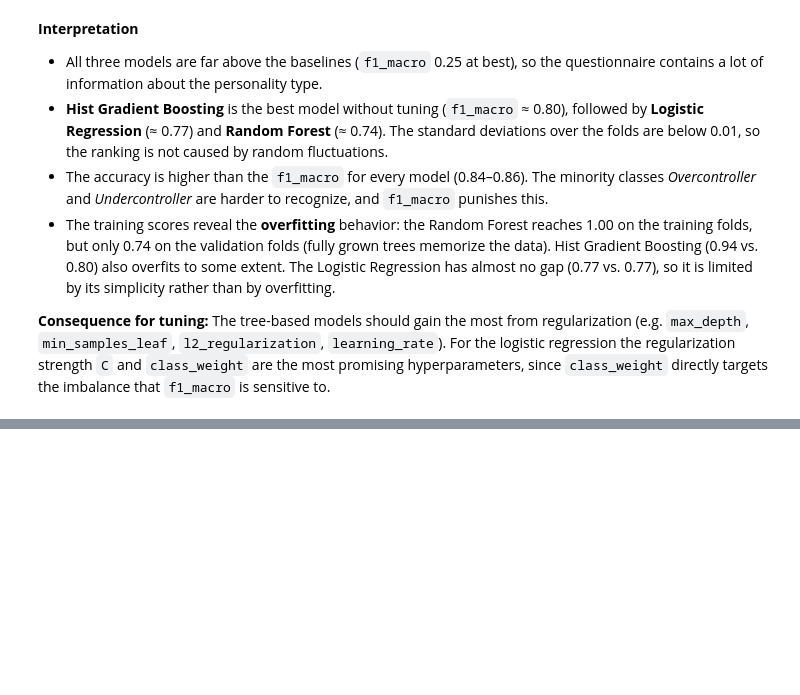
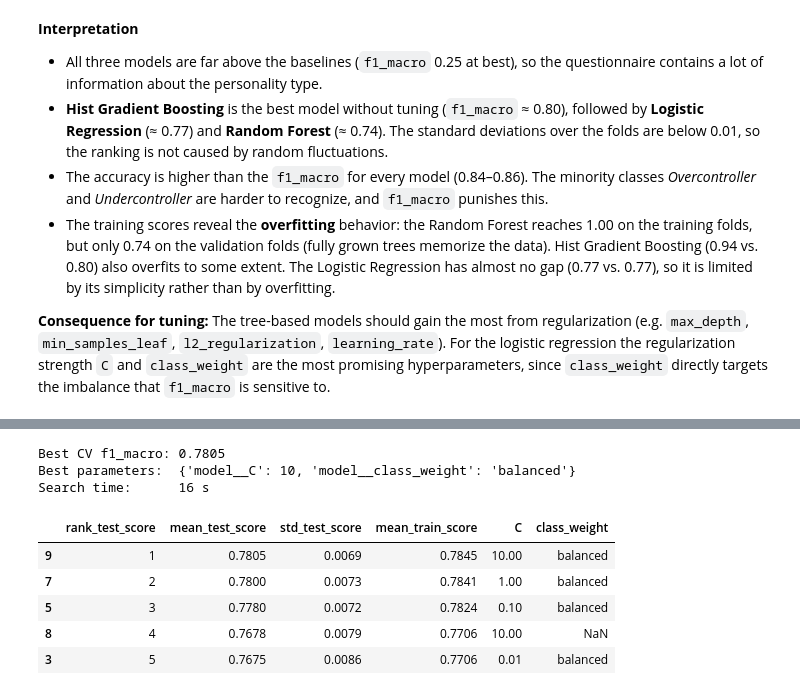
Before and after one commit to marc-matull/personality-predictor, a Jupyter notebook: notebooks/02_modeling.ipynb, the cells around one changed output, grey strips where cells are left out. Cells and saved outputs as stored; diff of their text form; code cells hidden in the pictures; blank space fills up the shorter version.

Commit message:
feat(tuning): tune logistic regression

```diff
--- a/notebooks/02_modeling.ipynb
+++ b/notebooks/02_modeling.ipynb
@@ -329,0 +389,34 @@ hyperparameters, since `class_weight` directly targets the imbalance that
+# %%
+lr_search = GridSearchCV(
+    estimator=make_pipeline(
+        LogisticRegression(max_iter=1000, random_state=config.RANDOM_STATE)
+    ),
+    param_grid={
+        "model__C": [0.001, 0.01, 0.1, 1, 10],
+        "model__class_weight": [None, "balanced"],
+    },
+    scoring="f1_macro",
+    cv=get_cv_splitter(),
+    n_jobs=-1,
+    return_train_score=True,
+)
+
+start = time.perf_counter()
+lr_search.fit(X_train, y_train)
+search_times["Logistic Regression"] = time.perf_counter() - start
+tuned_searches["Logistic Regression"] = lr_search
+
+print(f"Best CV f1_macro: {lr_search.best_score_:.4f}")
+print(f"Best parameters:  {lr_search.best_params_}")
+print(f"Search time:      {search_times['Logistic Regression']:.0f} s")
+summarize_search(lr_search)
+# %% [output]
+Best CV f1_macro: 0.7805
+Best parameters:  {'model__C': 10, 'model__class_weight': 'balanced'}
+Search time:      16 s
+|  | rank_test_score | mean_test_score | std_test_score | mean_train_score | C | class_weight |
+| 9 | 1 | 0.7805 | 0.0069 | 0.7845 | 10.00 | balanced |
+| 7 | 2 | 0.7800 | 0.0073 | 0.7841 | 1.00 | balanced |
+| 5 | 3 | 0.7780 | 0.0072 | 0.7824 | 0.10 | balanced |
+| 8 | 4 | 0.7678 | 0.0079 | 0.7706 | 10.00 | NaN |
+| 3 | 5 | 0.7675 | 0.0086 | 0.7706 | 0.01 | balanced |
```
Also changed, not shown: parts of 6 cells of this notebook.
